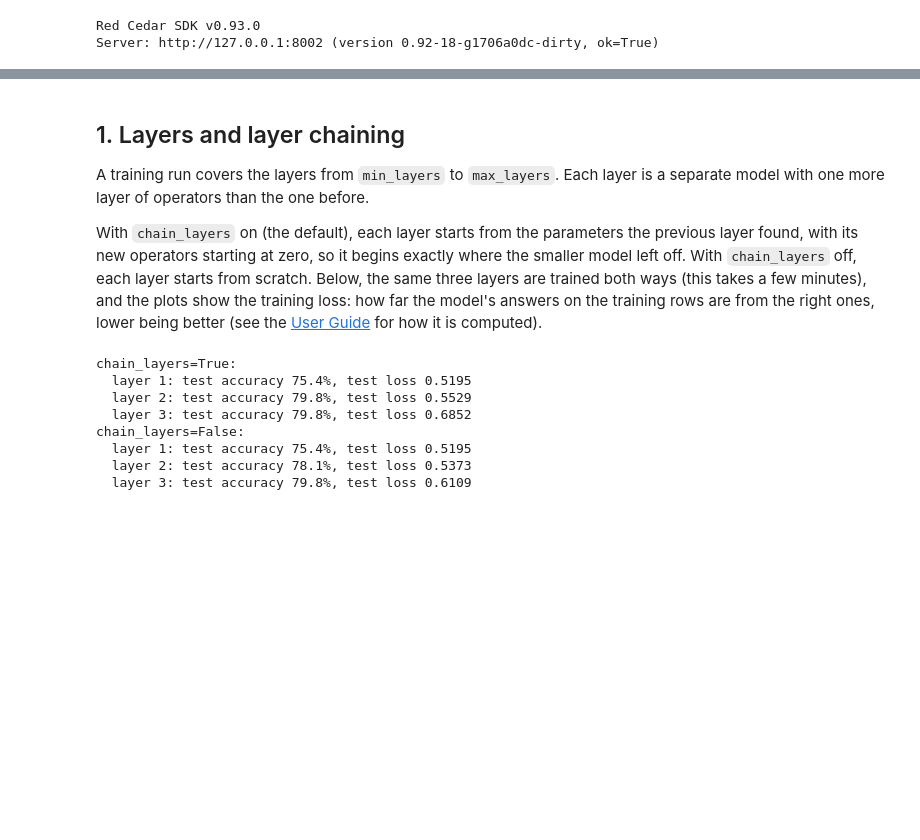
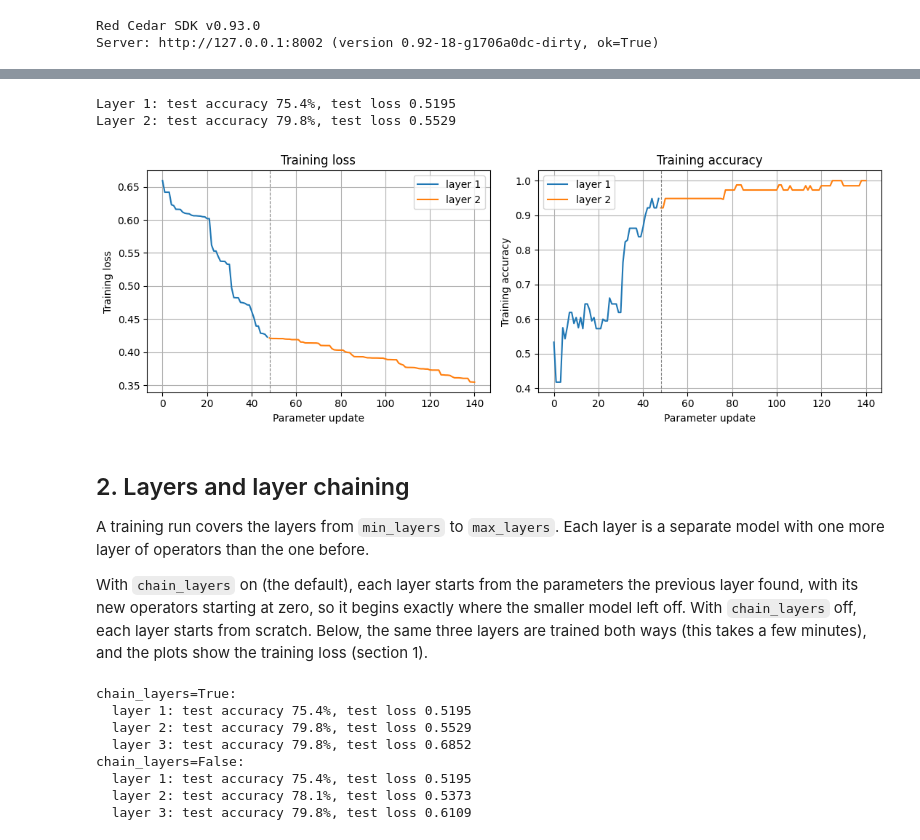
Before and after one commit to coherent-computing/redcedar-examples, a Jupyter notebook: 04_training_in_depth.ipynb, the cells around one changed output, grey strips where cells are left out. Saved outputs shown, nothing was run; the diff lists cells and outputs as text; code cells hidden in the pictures; blank space fills up the shorter version.

```diff
--- a/04_training_in_depth.ipynb
+++ b/04_training_in_depth.ipynb
@@ -32,9 +44,36 @@ Server: http://127.0.0.1:8002 (version 0.92-18-g1706a0dc-dirty, ok=True)
+# %%
+result = client.training.run(dataset, settings=dict(base, min_layers=1, max_layers=2))
+for layer, v in result["validation"].items():
+    print(f"Layer {layer}: test accuracy {v['test_accuracy']:.1%}, test loss {v['test_loss']:.4f}")
+
+fig, (ax_loss, ax_acc) = plt.subplots(1, 2, figsize=(11, 4))
+start = 0
+for layer, points in result["history"].items():
+    steps = range(start, start + len(points))
+    ax_loss.plot(steps, [p["train_loss"] for p in points], label=f"layer {layer}")
+    ax_acc.plot(steps, [p["train_accuracy"] for p in points], label=f"layer {layer}")
+    if start:
+        ax_loss.axvline(start, color="gray", ls="--", lw=0.8)
+        ax_acc.axvline(start, color="gray", ls="--", lw=0.8)
+    start += len(points)
+
+ax_loss.set(xlabel="Parameter update", ylabel="Training loss", title="Training loss")
+ax_acc.set(xlabel="Parameter update", ylabel="Training accuracy", title="Training accuracy")
+for ax in (ax_loss, ax_acc):
+    ax.grid(True)
+    ax.legend()
+plt.tight_layout()
+plt.show()
+# %% [output]
+Layer 1: test accuracy 75.4%, test loss 0.5195
+Layer 2: test accuracy 79.8%, test loss 0.5529
+[figure, added]
 # %% [markdown]
-## 1. Layers and layer chaining
+## 2. Layers and layer chaining
 
 A training run covers the layers from `min_layers` to `max_layers`. Each layer is a separate model with one more layer of operators than the one before.
 
-With `chain_layers` on (the default), each layer starts from the parameters the previous layer found, with its new operators starting at zero, so it begins exactly where the smaller model left off. With `chain_layers` off, each layer starts from scratch. Below, the same three layers are trained both ways (this takes a few minutes), and the plots show the training loss: how far the model's answers on the training rows are from the right ones, lower being better (see the [User Guide](https://coherent-computing.github.io/redcedar/user_guide/#training-loss-and-accuracy) for how it is computed).
+With `chain_layers` on (the default), each layer starts from the parameters the previous layer found, with its new operators starting at zero, so it begins exactly where the smaller model left off. With `chain_layers` off, each layer starts from scratch. Below, the same three layers are trained both ways (this takes a few minutes), and the plots show the training loss (section 1).
 # %%
 runs = {}
 for chain in [True, False]:
```
Also changed, not shown: parts of 9 cells of this notebook, 7 other files.
